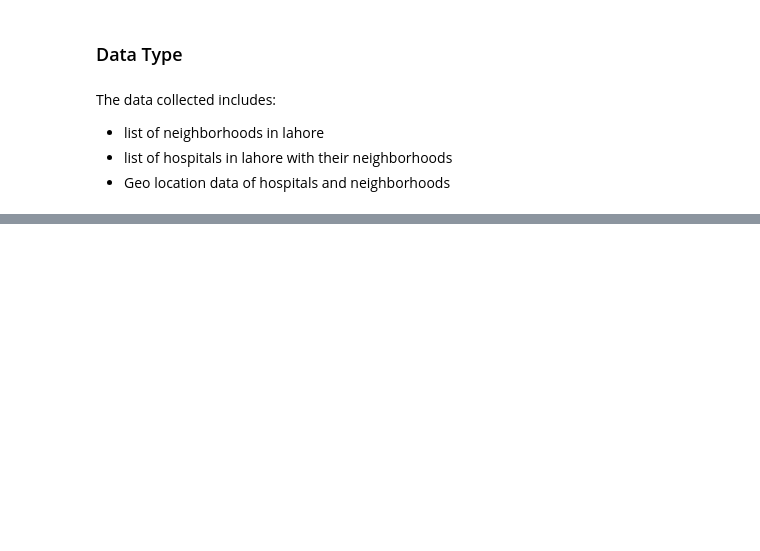
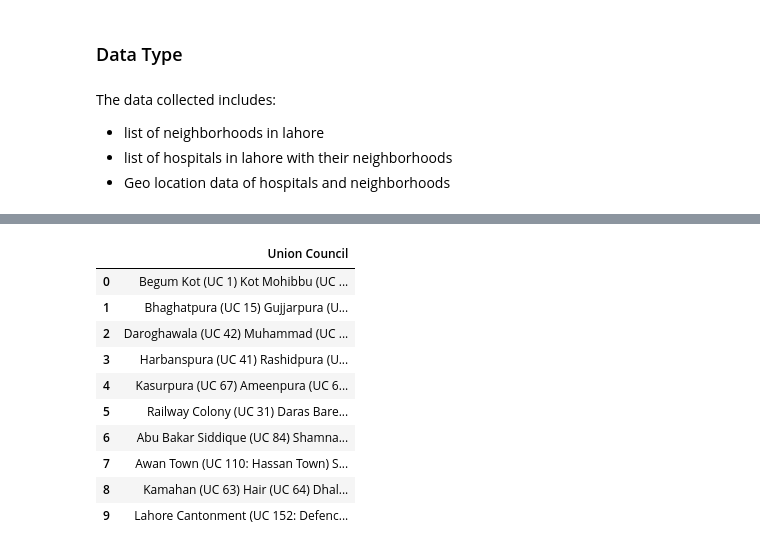
Before and after one commit to mh273/Coursera_Capstone, a Jupyter notebook: Week4.ipynb, the cells around one changed output, grey strips where cells are left out. Saved outputs shown, nothing was run; the diff lists cells and outputs as text; code cells hidden in the pictures; blank space fills up the shorter version.

```diff
--- a/Week4.ipynb
+++ b/Week4.ipynb
@@ -32,0 +109,15 @@ The data collected includes:
+# %%
+lahore_councils = pd.DataFrame(lahore['Union Council'])
+lahore_councils
+# %% [output]
+|  | Union Council |
+| 0 | Begum Kot (UC 1) Kot Mohibbu (UC ... |
+| 1 | Bhaghatpura (UC 15) Gujjarpura (U... |
+| 2 | Daroghawala (UC 42) Muhammad (UC ... |
+| 3 | Harbanspura (UC 41) Rashidpura (U... |
+| 4 | Kasurpura (UC 67) Ameenpura (UC 6... |
+| 5 | Railway Colony (UC 31) Daras Bare... |
+| 6 | Abu Bakar Siddique (UC 84) Shamna... |
+| 7 | Awan Town (UC 110: Hassan Town) S... |
+| 8 | Kamahan (UC 63) Hair (UC 64) Dhal... |
+| 9 | Lahore Cantonment (UC 152: Defenc... |
```
Also changed, not shown: parts of 15 cells of this notebook.
